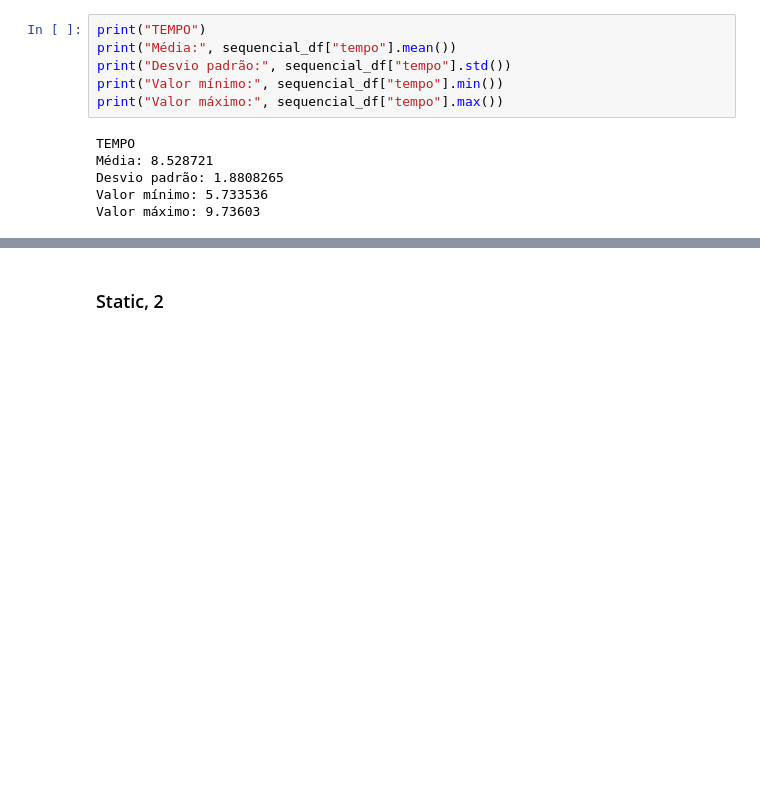
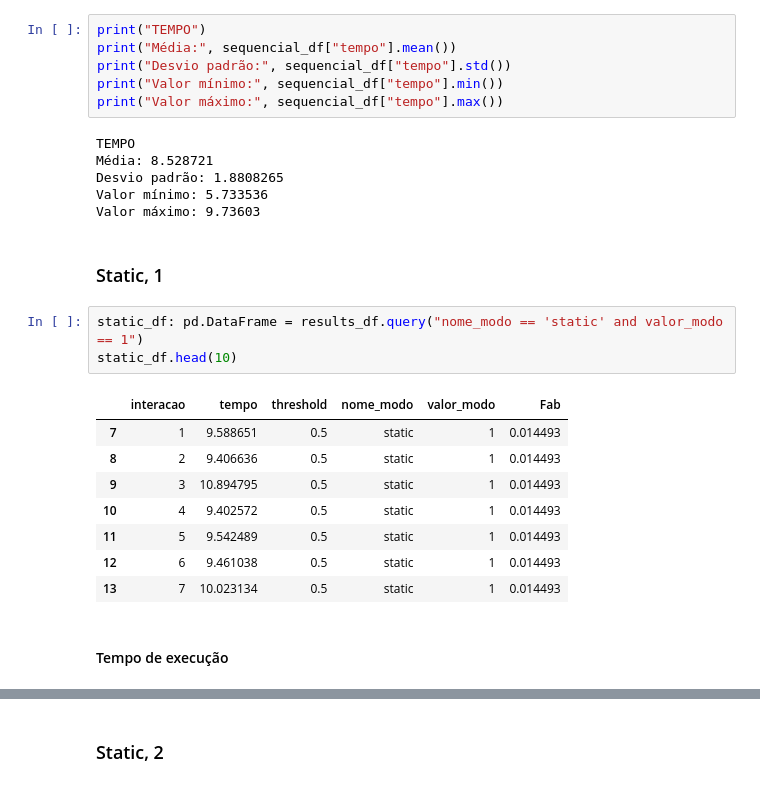
Before and after one commit to igorssant/UESC-codigos-pos-graduacao, a Jupyter notebook: processamento_paralelo/presentation/main.ipynb, the cells around one changed output, grey strips where cells are left out. Drawn from its saved outputs; the diff is of its cells as text; blank space fills up the shorter version.

```diff
--- a/processamento_paralelo/presentation/main.ipynb
+++ b/processamento_paralelo/presentation/main.ipynb
@@ -657,3 +657,19 @@ Média: 8.528721
 Desvio padrão: 1.8808265
 Valor mínimo: 5.733536
 Valor máximo: 9.73603
+# %% [markdown]
+### Static, 1
+# %%
+static_df: pd.DataFrame = results_df.query("nome_modo == 'static' and valor_modo == 1")
+static_df.head(10)
+# %% [output]
+|  | interacao | tempo | threshold | nome_modo | valor_modo | Fab |
+| 7 | 1 | 9.588651 | 0.5 | static | 1 | 0.014493 |
+| 8 | 2 | 9.406636 | 0.5 | static | 1 | 0.014493 |
+| 9 | 3 | 10.894795 | 0.5 | static | 1 | 0.014493 |
+| 10 | 4 | 9.402572 | 0.5 | static | 1 | 0.014493 |
+| 11 | 5 | 9.542489 | 0.5 | static | 1 | 0.014493 |
+| 12 | 6 | 9.461038 | 0.5 | static | 1 | 0.014493 |
+| 13 | 7 | 10.023134 | 0.5 | static | 1 | 0.014493 |
+# %% [markdown]
+#### Tempo de execução
```
Also changed, not shown: parts of 36 cells of this notebook.
